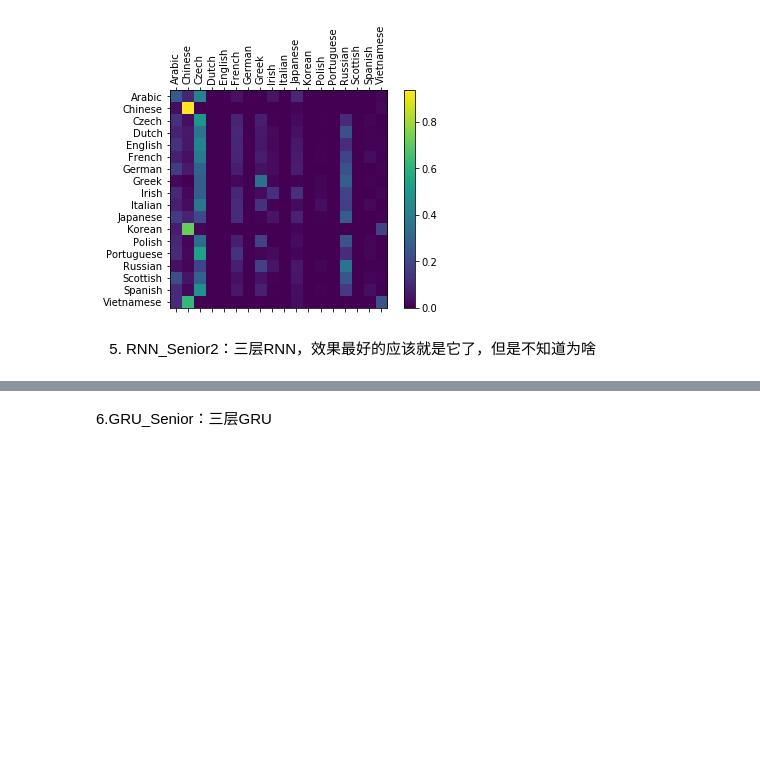
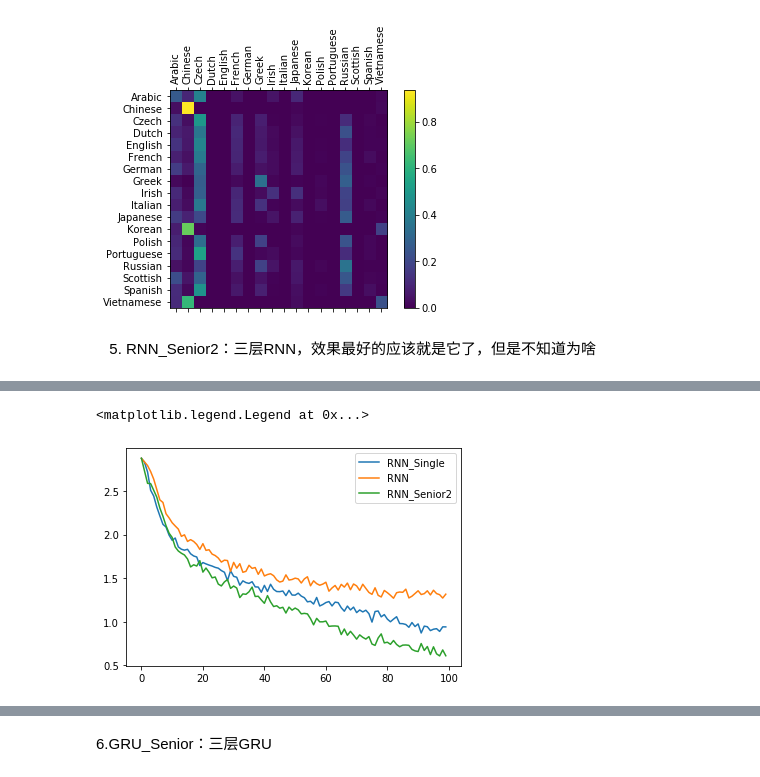
Before and after one commit to E-ZQ/kaikeba, a Jupyter notebook: assignment-07-rnn.ipynb, the cells around one changed output, grey strips where cells are left out. Cells and saved outputs as stored; diff of their text form; code cells hidden in the pictures; blank space fills up the shorter version.

```diff
--- a/assignment-07-rnn.ipynb
+++ b/assignment-07-rnn.ipynb
@@ -863,0 +864,3 @@ plot_matrix(rnn_s2)
+# %%
+rnn_single = RNN_Senior2(n_letters, n_hidden, n_categories, num_layers = 1)
+losses7, t7 = make_history(rnn_single)
@@ -863,0 +885,9 @@ plot_matrix(rnn_s2)
+# %%
+plt.plot(losses7, label = 'RNN_Single')
+plt.plot(all_losses, label = 'RNN')
+plt.plot(losses5, label = 'RNN_Senior2')
+
+plt.legend()
+# %% [output]
+<matplotlib.legend.Legend at 0x...>
+[figure, added]
```
Also changed, not shown: parts of 5 cells of this notebook.
